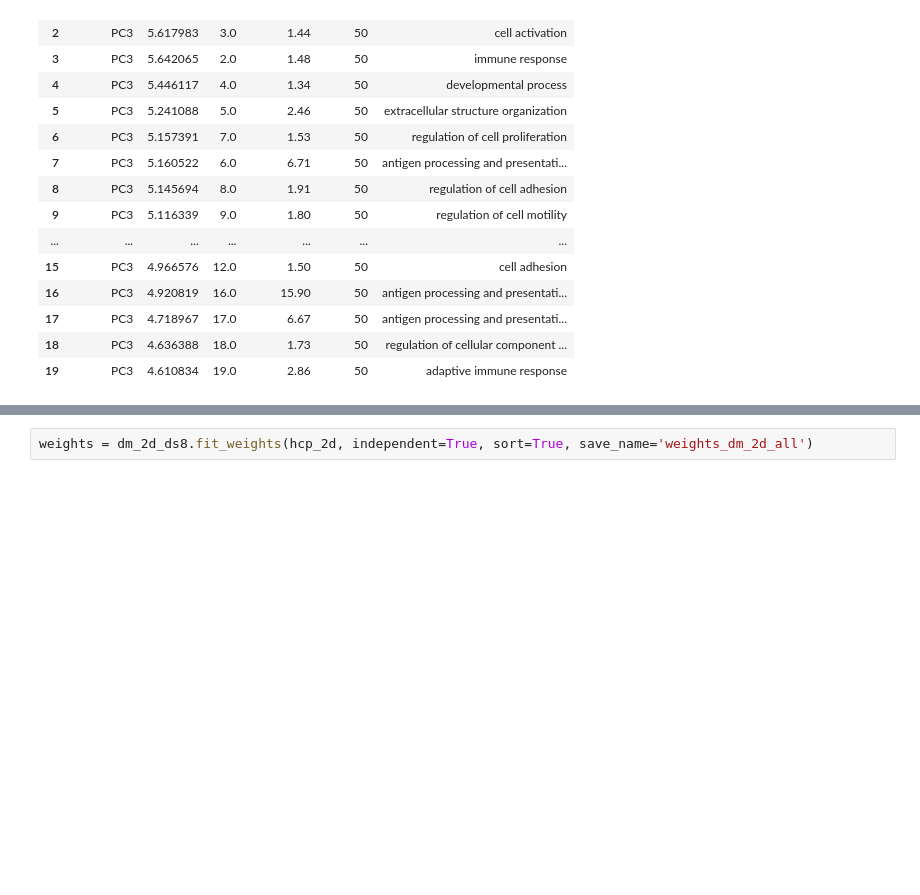
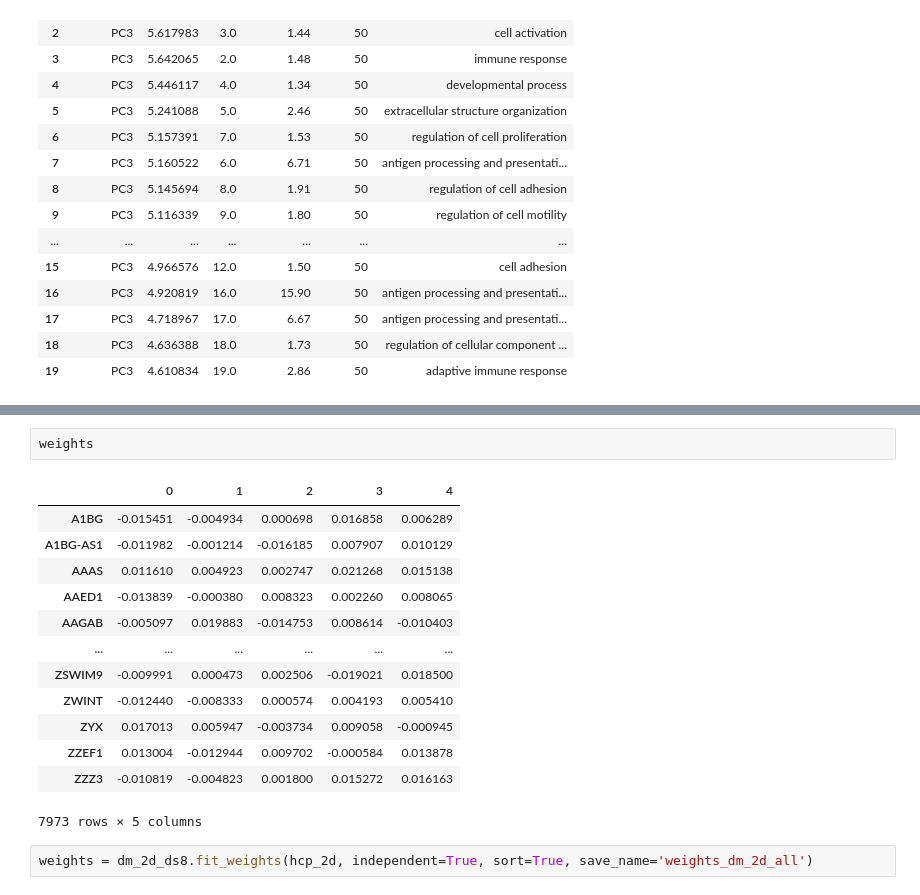
Before and after one commit to richardajdear/AHBA_gradients, a Jupyter notebook: notebooks/go_enrichment.ipynb, the cells around one changed output, grey strips where cells are left out. Saved outputs shown, nothing was run; the diff lists cells and outputs as text; blank space fills up the shorter version.

```diff
--- a/notebooks/go_enrichment.ipynb
+++ b/notebooks/go_enrichment.ipynb
@@ -357,3 +406,19 @@ Creating directory /home/rajd2/.config/bioservices
+# %%
+weights
+# %% [output]
+|  | 0 | 1 | 2 | 3 | 4 |
+| A1BG | -0.015451 | -0.004934 | 0.000698 | 0.016858 | 0.006289 |
+| A1BG-AS1 | -0.011982 | -0.001214 | -0.016185 | 0.007907 | 0.010129 |
+| AAAS | 0.011610 | 0.004923 | 0.002747 | 0.021268 | 0.015138 |
+| AAED1 | -0.013839 | -0.000380 | 0.008323 | 0.002260 | 0.008065 |
+| AAGAB | -0.005097 | 0.019883 | -0.014753 | 0.008614 | -0.010403 |
+| ... | ... | ... | ... | ... | ... |
+| ZSWIM9 | -0.009991 | 0.000473 | 0.002506 | -0.019021 | 0.018500 |
+| ZWINT | -0.012440 | -0.008333 | 0.000574 | 0.004193 | 0.005410 |
+| ZYX | 0.017013 | 0.005947 | -0.003734 | 0.009058 | -0.000945 |
+| ZZEF1 | 0.013004 | -0.012944 | 0.009702 | -0.000584 | 0.013878 |
+| ZZZ3 | -0.010819 | -0.004823 | 0.001800 | 0.015272 | 0.016163 |
+7973 rows × 5 columns
 # %%
 weights = dm_2d_ds8.fit_weights(hcp_2d, independent=True, sort=True, save_name='weights_dm_2d_all')
 # %%
```
Also changed, not shown: parts of 9 cells of this notebook, 12 other files.
